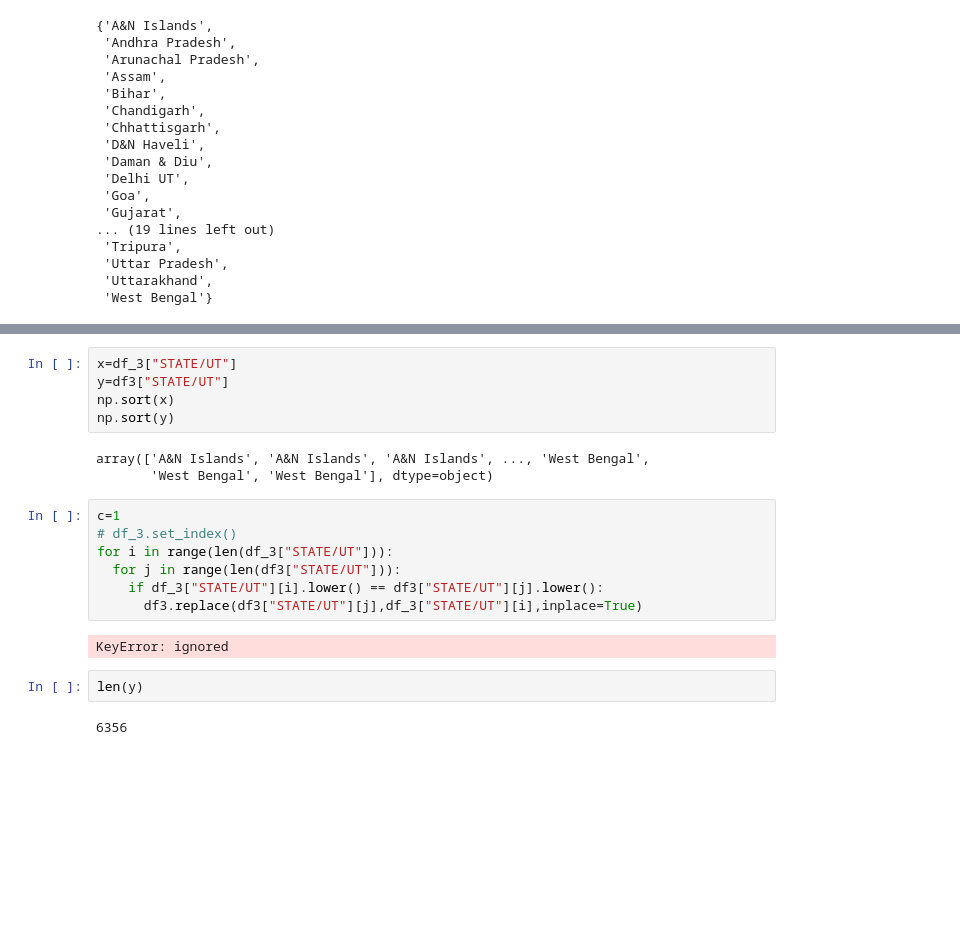
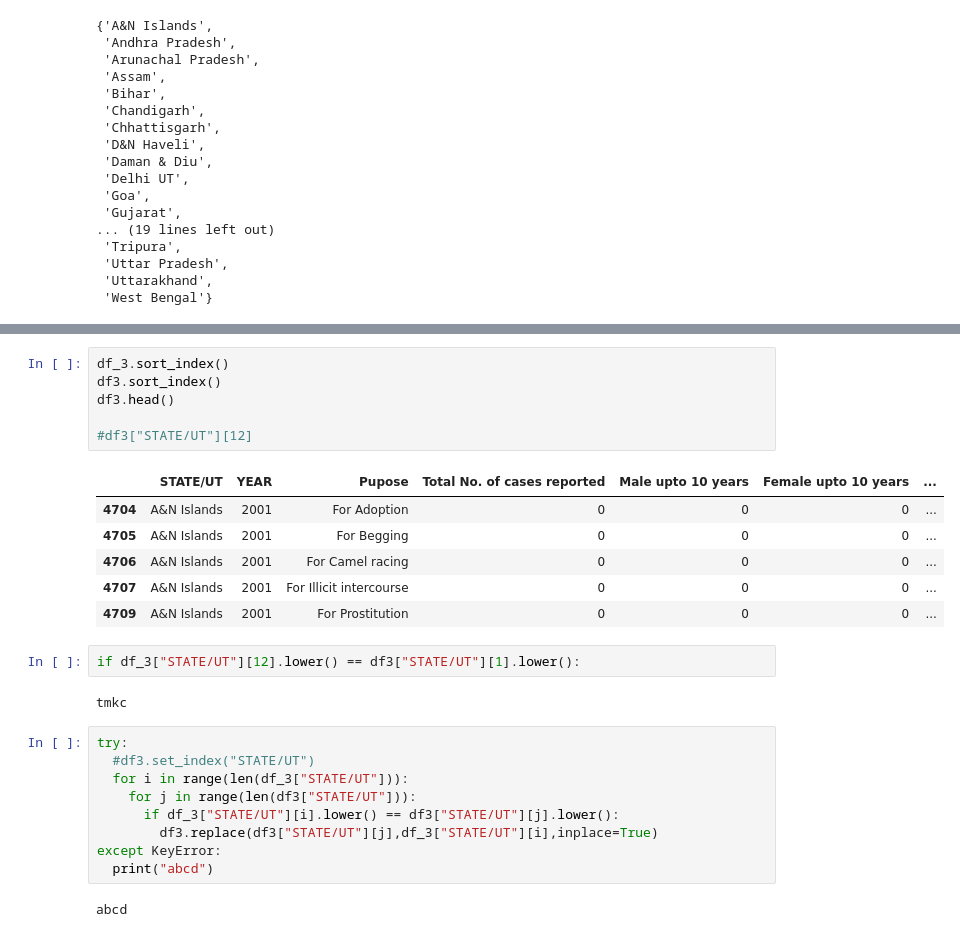
Before and after one commit to Abhi050/Machine_Learning, a Jupyter notebook: Crime_in_India.ipynb, the cells around one changed output, grey strips where cells are left out. Cells and saved outputs as stored; diff of their text form; blank space fills up the shorter version.

```diff
--- a/Crime_in_India.ipynb
+++ b/Crime_in_India.ipynb
@@ -144,21 +146,28 @@ list(b-a)
+# %%
+df_3.sort_index()
+df3.sort_index()
+df3.head()
+
+#df3["STATE/UT"][12]
+# %% [output]
+|  | STATE/UT | YEAR | Pupose | Total No. of cases reported | Male upto 10 years | Female upto 10 years | ... |
+| 4704 | A&N Islands | 2001 | For Adoption | 0 | 0 | 0 | ... |
+| 4705 | A&N Islands | 2001 | For Begging | 0 | 0 | 0 | ... |
+| 4706 | A&N Islands | 2001 | For Camel racing | 0 | 0 | 0 | ... |
+| 4707 | A&N Islands | 2001 | For Illicit intercourse | 0 | 0 | 0 | ... |
+| 4709 | A&N Islands | 2001 | For Prostitution | 0 | 0 | 0 | ... |
 # %%
-x=df_3["STATE/UT"]
-y=df3["STATE/UT"]
-np.sort(x)
-np.sort(y)
+if df_3["STATE/UT"][12].lower() == df3["STATE/UT"][1].lower():
 # %% [output]
-array(['A&N Islands', 'A&N Islands', 'A&N Islands', ..., 'West Bengal',
-       'West Bengal', 'West Bengal'], dtype=object)
+tmkc
 # %%
-c=1
-# df_3.set_index()
-for i in range(len(df_3["STATE/UT"])):
-  for j in range(len(df3["STATE/UT"])):
-    if df_3["STATE/UT"][i].lower() == df3["STATE/UT"][j].lower():
-      df3.replace(df3["STATE/UT"][j],df_3["STATE/UT"][i],inplace=True)
+try:
+  #df3.set_index("STATE/UT")
+  for i in range(len(df_3["STATE/UT"])):
+    for j in range(len(df3["STATE/UT"])):
+      if df_3["STATE/UT"][i].lower() == df3["STATE/UT"][j].lower():
+        df3.replace(df3["STATE/UT"][j],df_3["STATE/UT"][i],inplace=True)
+except KeyError:
+  print("abcd")
 # %% [output]
-KeyError: ignored
+abcd
-# %%
-len(y)
-# %% [output]
-6356
```
Also changed, not shown: parts of 39 cells of this notebook.
